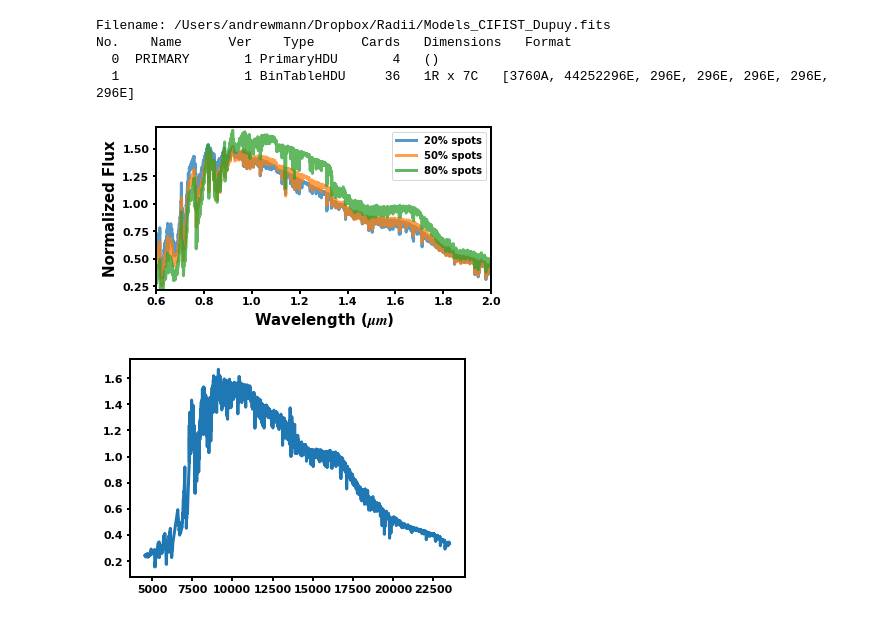
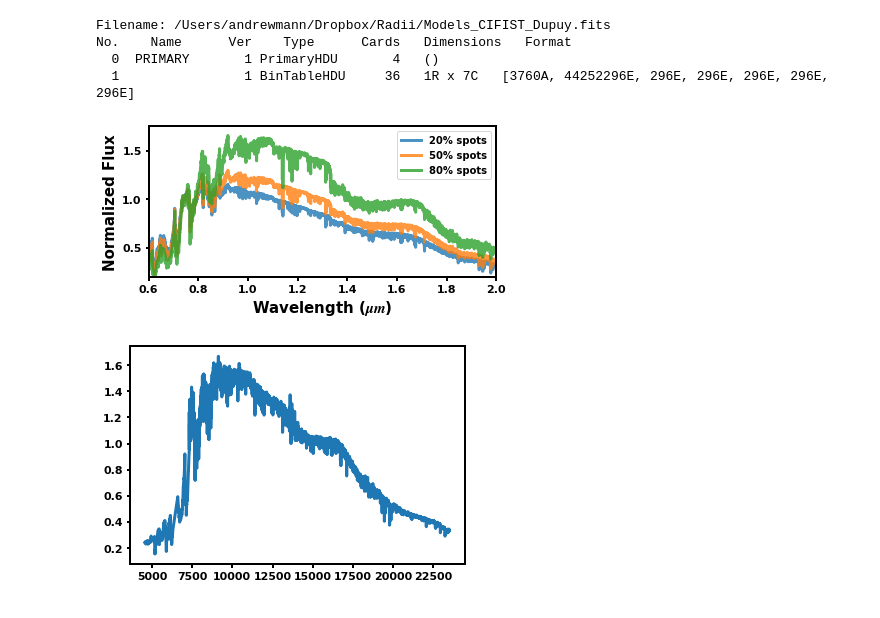
Before and after one commit to awmann/K233Spots, a Jupyter notebook: multi_spec_fit.ipynb, the cells around one changed output. Drawn from its saved outputs; the diff is of its cells as text; code cells hidden in the pictures.

```diff
--- a/multi_spec_fit.ipynb
+++ b/multi_spec_fit.ipynb
@@ -168,28 +168,31 @@ def doublespec(teffs,spectra, teff1,teff2,fS):
 # %%
 fig, ax = plt.subplots()
 fig.set_size_inches(6, 3)
 
 alpha = 0.8
 ## here let's make some example spectra to show off why this method works
 #plt.plot(obswav_cut,obsspec_cut/np.median(obsspec_cut),label='data')
-spec1 = doublespec(modelteff,modelspectra,3540,2900,0.2)
-plt.plot(obswav_cut/1e4,spec1/np.median(spec1),label='20% spots',alpha=alpha)
-spec2 = doublespec(modelteff,modelspectra,3540,2900,0.5)
-plt.plot(obswav_cut/1e4,spec3/np.median(spec3),label='50% spots',alpha=alpha)
-spec4 = doublespec(modelteff,modelspectra,3540,2900,0.8)
-plt.plot(obswav_cut/1e4,spec4/np.median(spec4),label='80% spots',alpha=alpha)
+modelwave = obswav_cut
+norm = np.where((modelwave < 8500)&(modelwave>6500))
+spec1 = doublespec(modelteff,modelspectra,3540,2800,0.2)
+plt.plot(modelwave/1e4,spec1/np.median(spec1[norm]),label='20% spots',alpha=alpha)
+spec2 = doublespec(modelteff,modelspectra,3540,2800,0.5)
+plt.plot(modelwave/1e4,spec2/np.median(spec2[norm]),label='50% spots',alpha=alpha)
+spec3 = doublespec(modelteff,modelspectra,3540,2800,0.8)
+plt.plot(modelwave/1e4,spec3/np.median(spec3[norm]),label='80% spots',alpha=alpha)
 
 plt.tight_layout
 plt.xlim(0.6,2.0)
 #plt.xscale('log')
 #plt.yscale('log')
-ax.set_ylim(0.22,1.7)
+ax.set_ylim(0.2,1.75)
 plt.legend()
 ax.set_ylabel(r'Normalized Flux')
 ax.set_xlabel(r'Wavelength ($\mu m$)')
-plt.show()
+plt.tight_layout()
+plt.savefig('Example_spots_lowres.pdf')
 # %% [output]
-[figure, old version]
+[figure, new version]
 # %%
 ## the likelihood needs to fit a few parameters:
 ## 1) Tsurf
```
Also changed, not shown: 1 other file.
